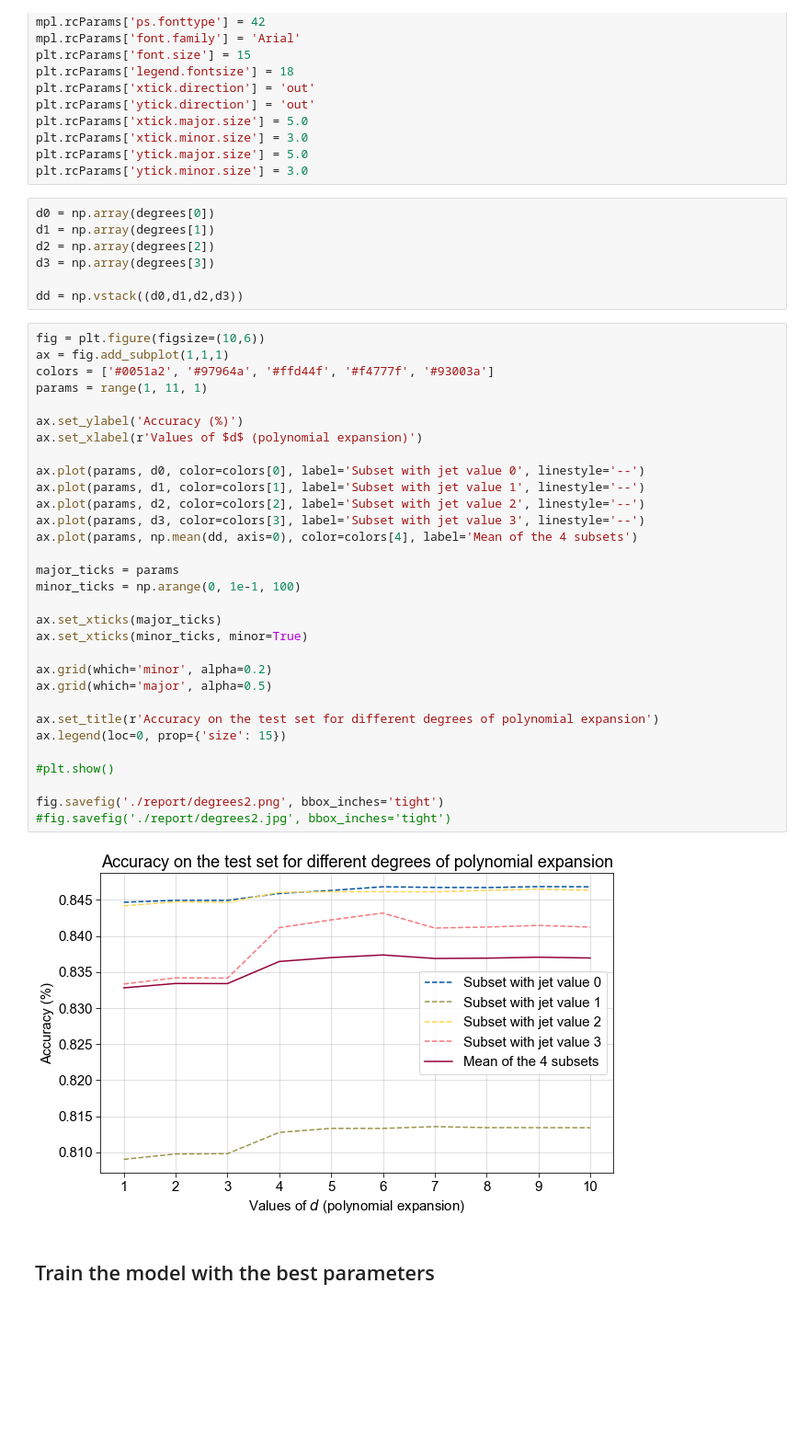
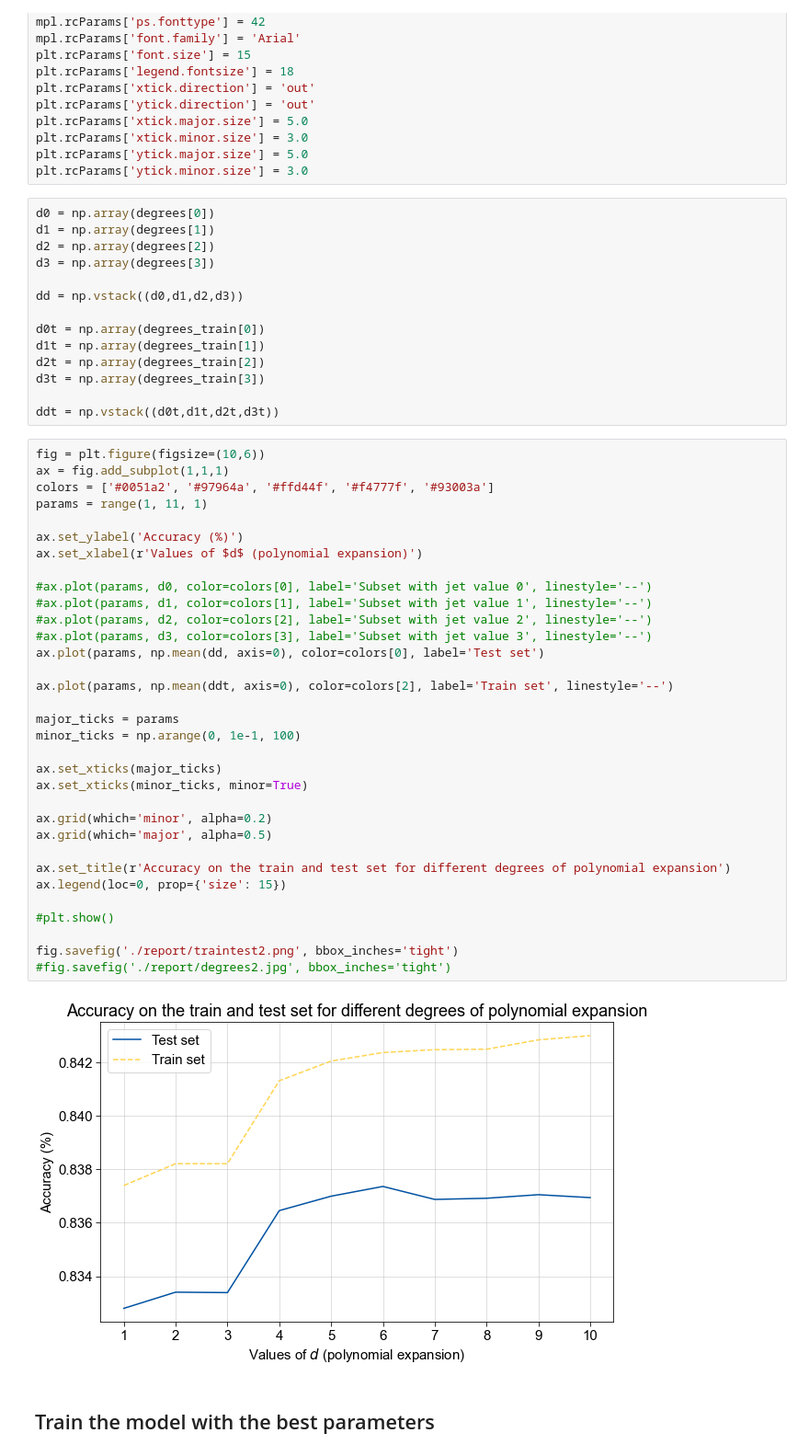
Before and after one commit to emanuelenevali/ML_HiggsBoson_CERN, a Jupyter notebook: HiggsChallenge.ipynb, the cells around one changed output. Shown at 92% size. Drawn from its saved outputs; the diff is of its cells as text; blank space fills up the shorter version.

Commit message:
train error plots

```diff
--- a/HiggsChallenge.ipynb
+++ b/HiggsChallenge.ipynb
@@ -312,39 +327,48 @@ d2 = np.array(degrees[2])
 d3 = np.array(degrees[3])
 
 dd = np.vstack((d0,d1,d2,d3))
+
+d0t = np.array(degrees_train[0])
+d1t = np.array(degrees_train[1])
+d2t = np.array(degrees_train[2])
+d3t = np.array(degrees_train[3])
+
+ddt = np.vstack((d0t,d1t,d2t,d3t))
 # %%
 fig = plt.figure(figsize=(10,6))
 ax = fig.add_subplot(1,1,1)
 colors = ['#0051a2', '#97964a', '#ffd44f', '#f4777f', '#93003a']
 params = range(1, 11, 1)
 
 ax.set_ylabel('Accuracy (%)')
 ax.set_xlabel(r'Values of $d$ (polynomial expansion)')
 
-ax.plot(params, d0, color=colors[0], label='Subset with jet value 0', linestyle='--')
-ax.plot(params, d1, color=colors[1], label='Subset with jet value 1', linestyle='--')
-ax.plot(params, d2, color=colors[2], label='Subset with jet value 2', linestyle='--')
-ax.plot(params, d3, color=colors[3], label='Subset with jet value 3', linestyle='--')
-ax.plot(params, np.mean(dd, axis=0), color=colors[4], label='Mean of the 4 subsets')
+#ax.plot(params, d0, color=colors[0], label='Subset with jet value 0', linestyle='--')
+#ax.plot(params, d1, color=colors[1], label='Subset with jet value 1', linestyle='--')
+#ax.plot(params, d2, color=colors[2], label='Subset with jet value 2', linestyle='--')
+#ax.plot(params, d3, color=colors[3], label='Subset with jet value 3', linestyle='--')
+ax.plot(params, np.mean(dd, axis=0), color=colors[0], label='Test set')
+
+ax.plot(params, np.mean(ddt, axis=0), color=colors[2], label='Train set', linestyle='--')
 
 major_ticks = params
 minor_ticks = np.arange(0, 1e-1, 100)
 
 ax.set_xticks(major_ticks)
 ax.set_xticks(minor_ticks, minor=True)
 
 ax.grid(which='minor', alpha=0.2)
 ax.grid(which='major', alpha=0.5)
 
-ax.set_title(r'Accuracy on the test set for different degrees of polynomial expansion')
+ax.set_title(r'Accuracy on the train and test set for different degrees of polynomial expansion')
 ax.legend(loc=0, prop={'size': 15})
 
 #plt.show()
 
-fig.savefig('./report/degrees2.png', bbox_inches='tight')
+fig.savefig('./report/traintest2.png', bbox_inches='tight')
 #fig.savefig('./report/degrees2.jpg', bbox_inches='tight')
 # %% [output]
-[figure, old version]
+[figure, new version]
 # %% [markdown]
 ## Train the model with the best parameters
 # %%
```
Also changed, not shown: parts of 6 cells of this notebook, 2 other files.
